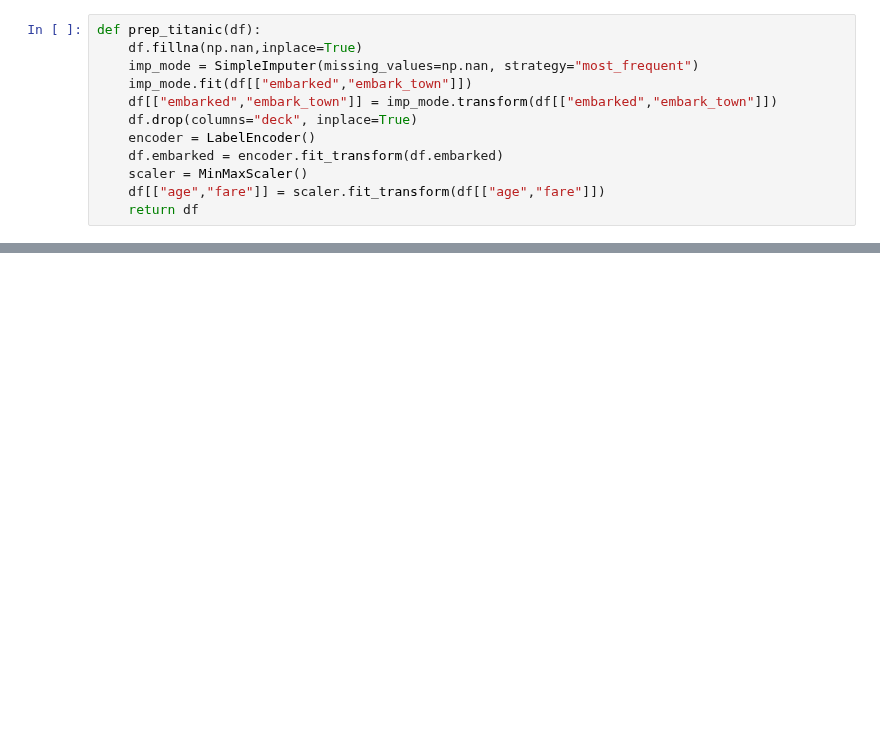
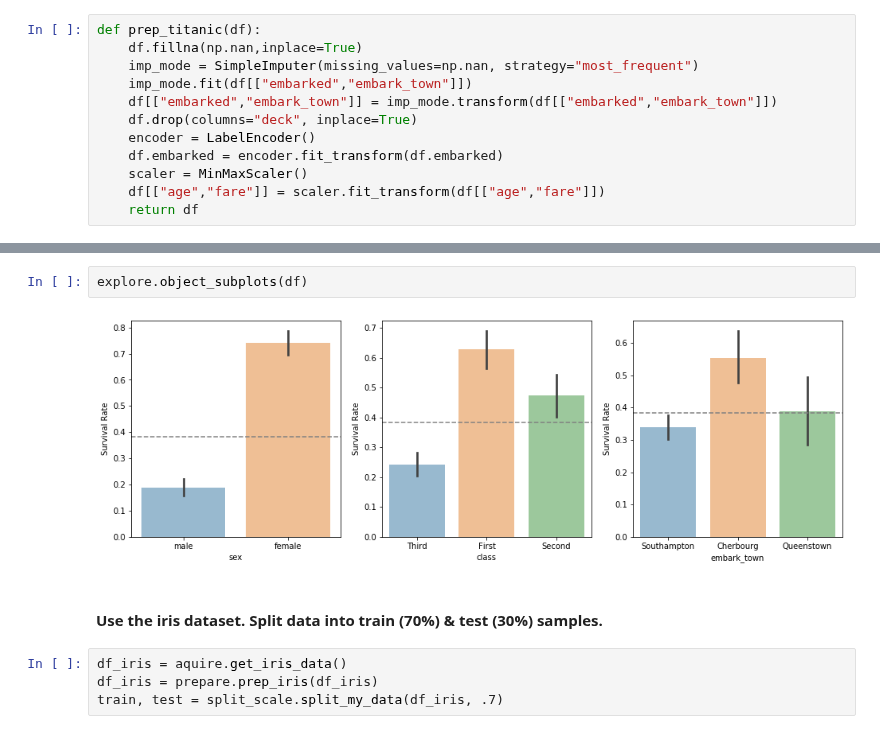
Before and after one commit to misty-garcia/ds-methodologies-exercises, a Jupyter notebook: classification/classification_exercises.ipynb, the cells around one changed output, grey strips where cells are left out. Drawn from its saved outputs; the diff is of its cells as text; blank space fills up the shorter version.

```diff
--- a/classification/classification_exercises.ipynb
+++ b/classification/classification_exercises.ipynb
@@ -286,0 +384,10 @@ def prep_titanic(df):
+# %%
+explore.object_subplots(df)
+# %% [output]
+[figure, added]
+# %% [markdown]
+#### Use the iris dataset. Split data into train (70%) & test (30%) samples.
+# %%
+df_iris = aquire.get_iris_data()
+df_iris = prepare.prep_iris(df_iris)
+train, test = split_scale.split_my_data(df_iris, .7)
```
Also changed, not shown: parts of 14 cells of this notebook, 3 other files.
